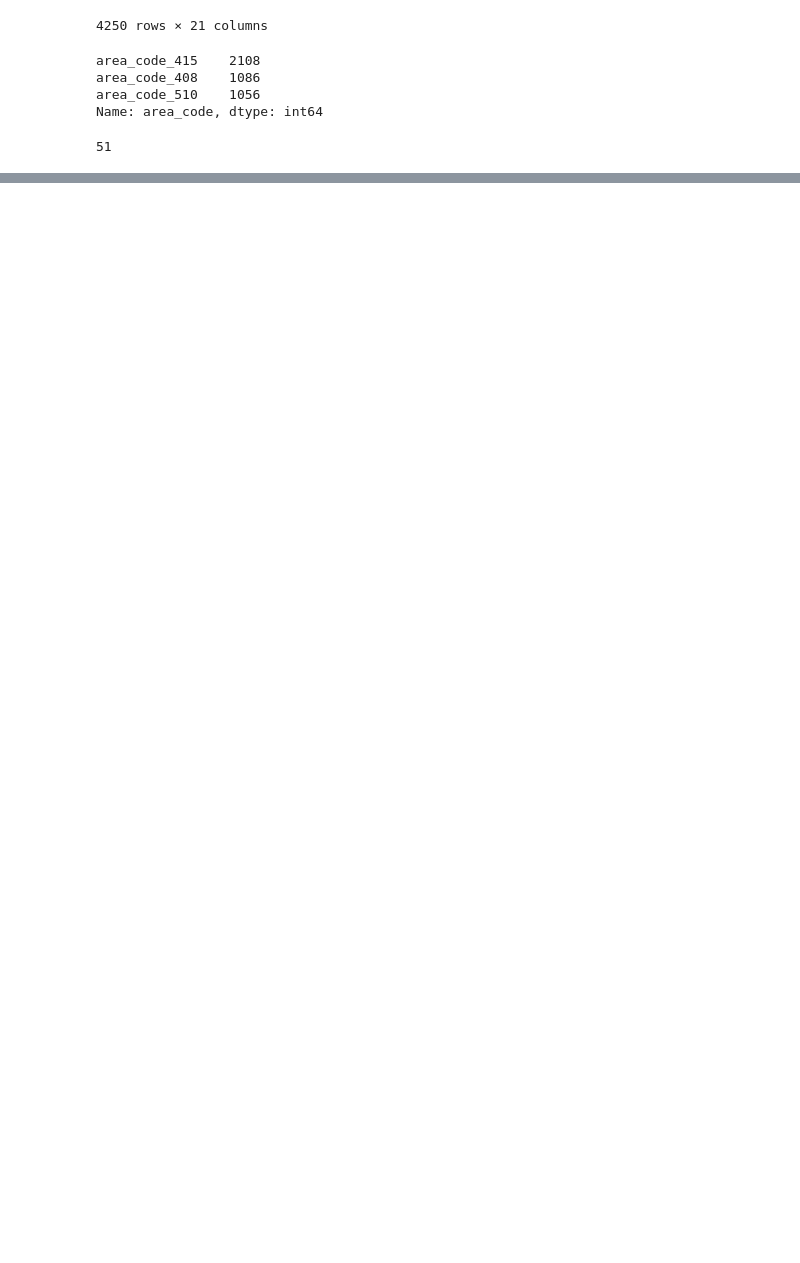
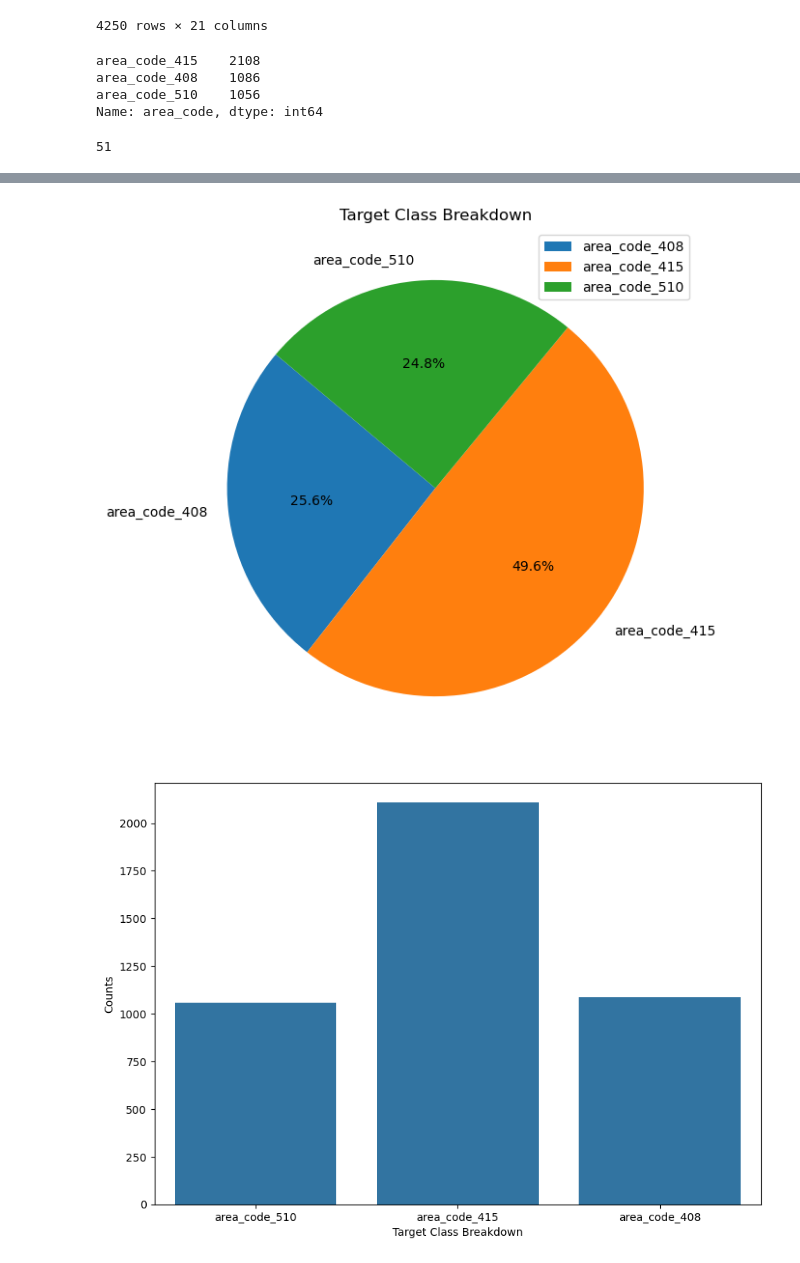
Before and after one commit to MaukanMir/BigQuery-Churn-Analysis, a Jupyter notebook: training.ipynb, the cells around one changed output, grey strips where cells are left out. Cells and saved outputs as stored; diff of their text form; code cells hidden in the pictures; blank space fills up the shorter version.

```diff
--- a/training.ipynb
+++ b/training.ipynb
@@ -79,0 +109,5 @@ df.drop("")
+# %%
+check_class_imbalance(df["area_code"])
+# %% [output]
+[figure, added]
+[figure, added]
```
Also changed, not shown: parts of 8 cells of this notebook.
